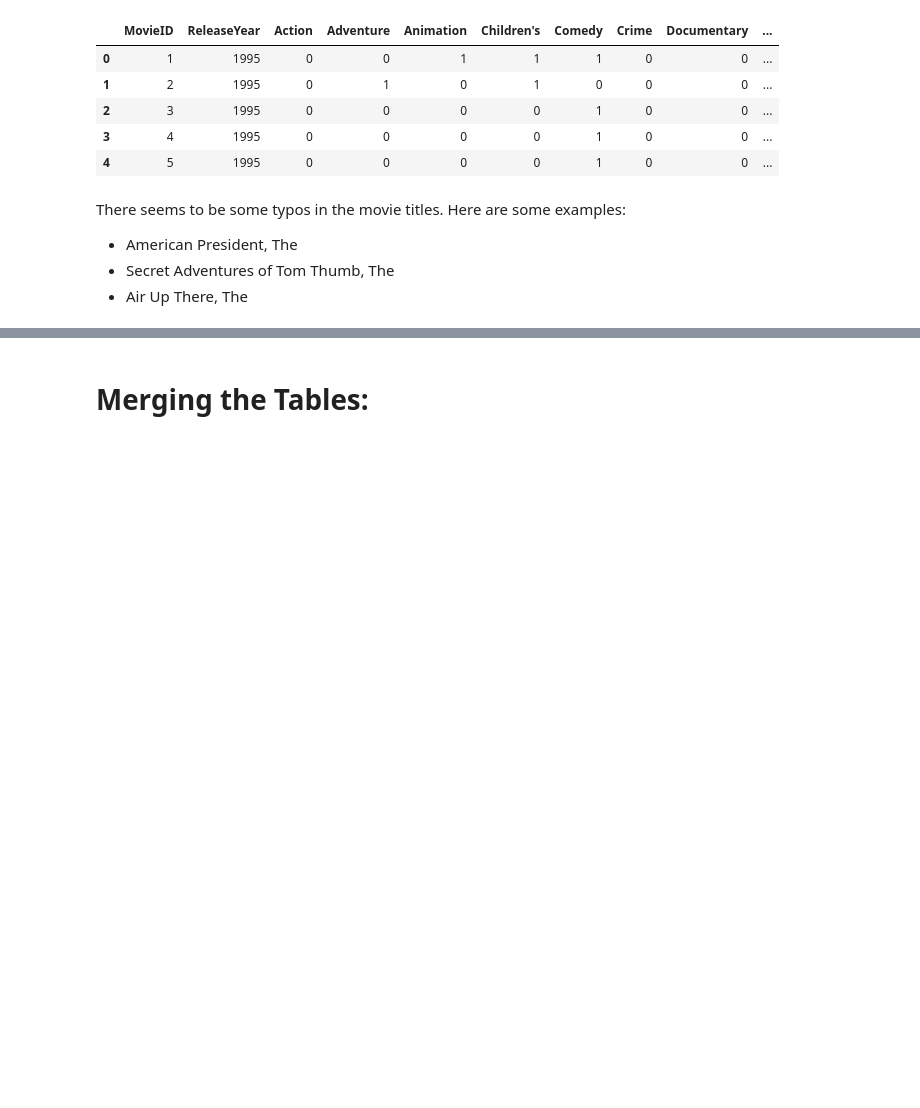
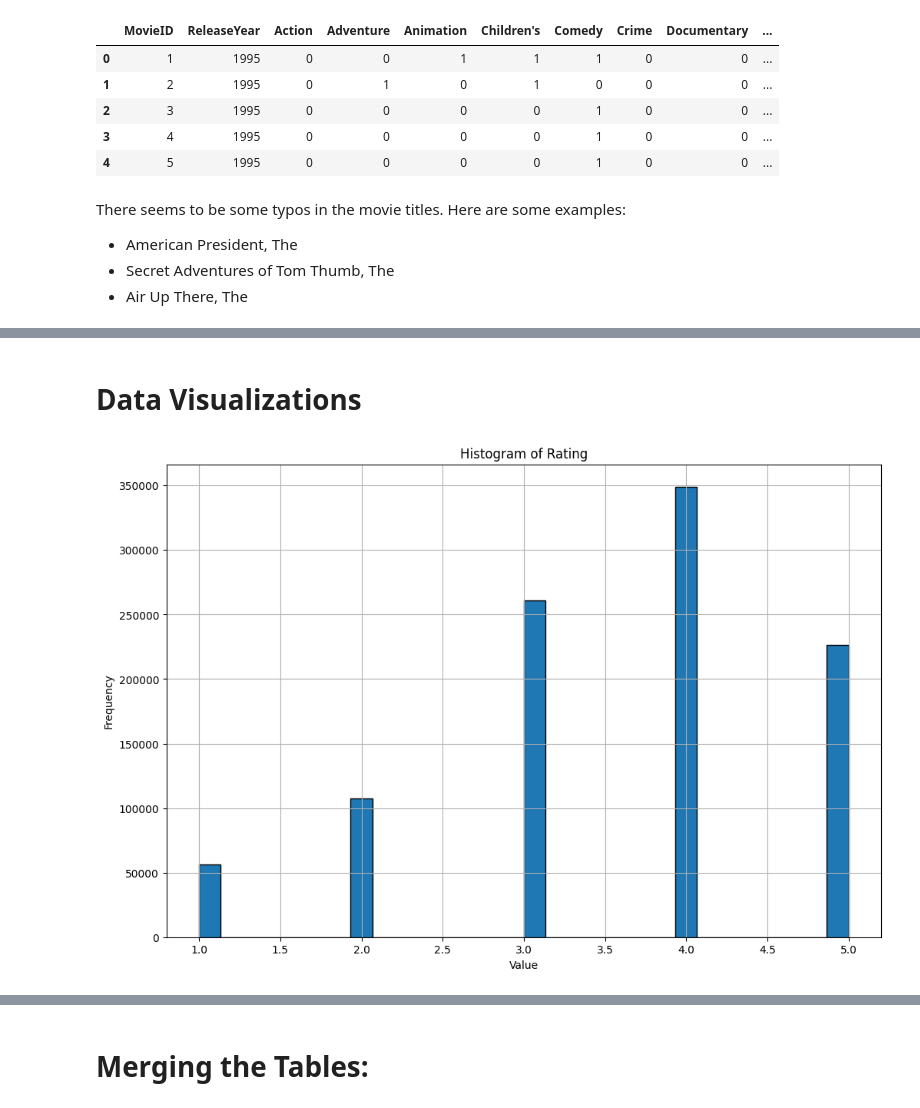
Before and after one commit to squink2002/Movie-Recommendation-System-Project, a Jupyter notebook: code/movie_recommendation_system.ipynb, the cells around one changed output, grey strips where cells are left out. Drawn from its saved outputs; the diff is of its cells as text; code cells hidden in the pictures; blank space fills up the shorter version.

```diff
--- a/code/movie_recommendation_system.ipynb
+++ b/code/movie_recommendation_system.ipynb
@@ -412,3 +462,23 @@ There seems to be some typos in the movie titles. Here are some examples:
 # %%
 # movie_titles = movies['Title']
 # movie_titles.to_csv('movie_titles.csv', index= False)
+# %% [markdown]
+# Data Visualizations
+# %%
+def plot_histogram(df, column_name):
+    '''
+    Use this function to quickly plot a histogram of a given column
+
+    Paramaters:
+    - column_name: name of the column as a string
+    '''
+    plt.figure(figsize=(12,8))
+    df[column_name].hist(bins = 30, edgecolor= 'black')
+    plt.xlabel('Value')
+    plt.ylabel('Frequency')
+    plt.title(f'Histogram of {column_name}')
+    plt.show()
+# %%
+plot_histogram(ratings, 'Rating')
+# %% [output]
+[figure, added]
```
Also changed, not shown: parts of 29 cells of this notebook.
